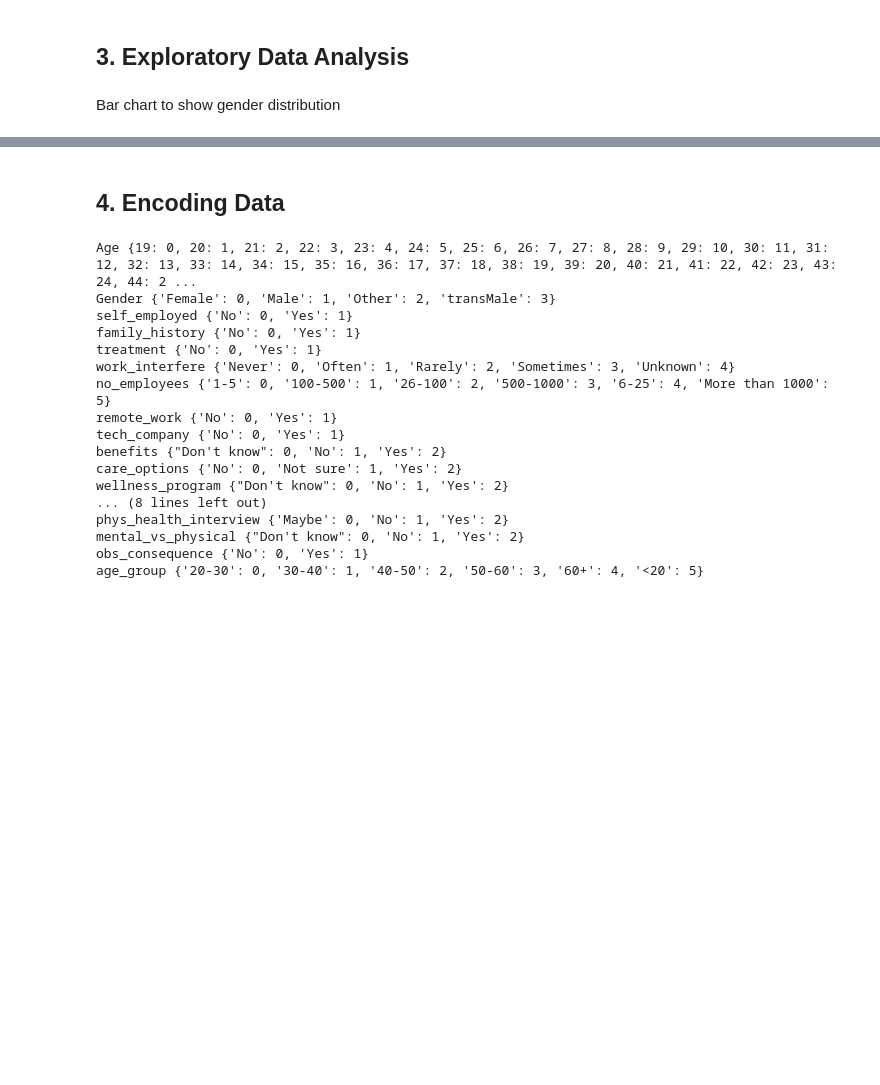
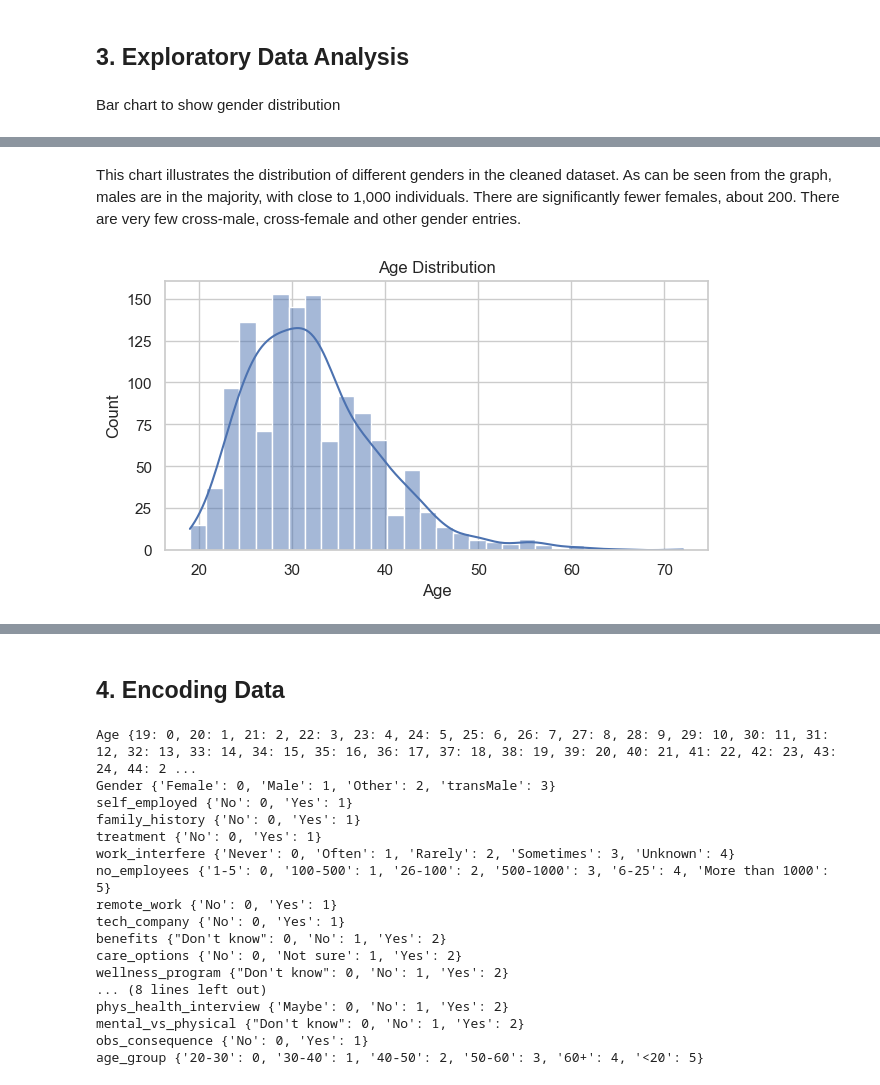
Before and after one commit to sjbmcg/data_science_group_project, a Jupyter notebook: implementation/Group project copy 1123.ipynb, the cells around one changed output, grey strips where cells are left out. Drawn from its saved outputs; the diff is of its cells as text; code cells hidden in the pictures; blank space fills up the shorter version.

```diff
--- a/implementation/Group project copy 1123.ipynb
+++ b/implementation/Group project copy 1123.ipynb
@@ -460,0 +266,9 @@ plt.show()
+# %%
+def visualize_age_distribution(df):
+    sns.set(style="whitegrid")
+    plt.figure(figsize=(7, 3.5))
+    sns.histplot(df['Age'], kde=True, bins=30)
+    plt.title("Age Distribution")
+    plt.xlabel("Age")
+    plt.ylabel("Count")
+    plt.show()
@@ -460,0 +390,6 @@ plt.show()
+# %% [markdown]
+This chart illustrates the distribution of different genders in the cleaned dataset. As can be seen from the graph, males are in the majority, with close to 1,000 individuals. There are significantly fewer females, about 200. There are very few cross-male, cross-female and other gender entries.
+# %%
+visualize_age_distribution(df)
+# %% [output]
+[figure, added]
```
Also changed, not shown: parts of 55 cells of this notebook.
